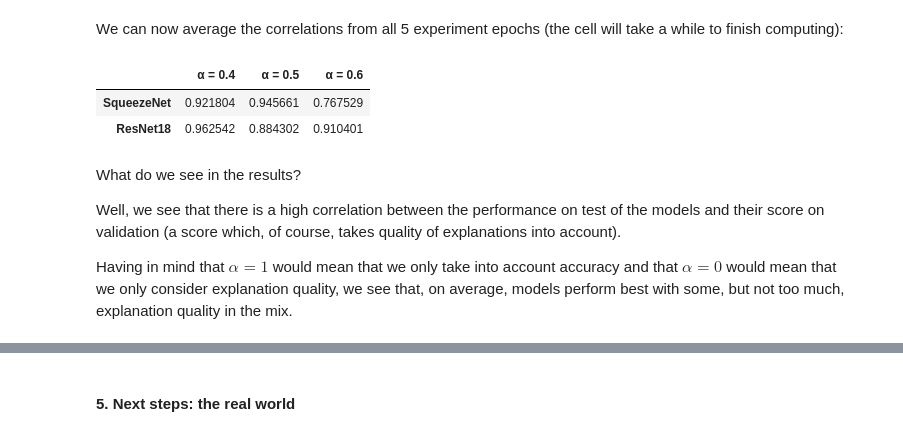
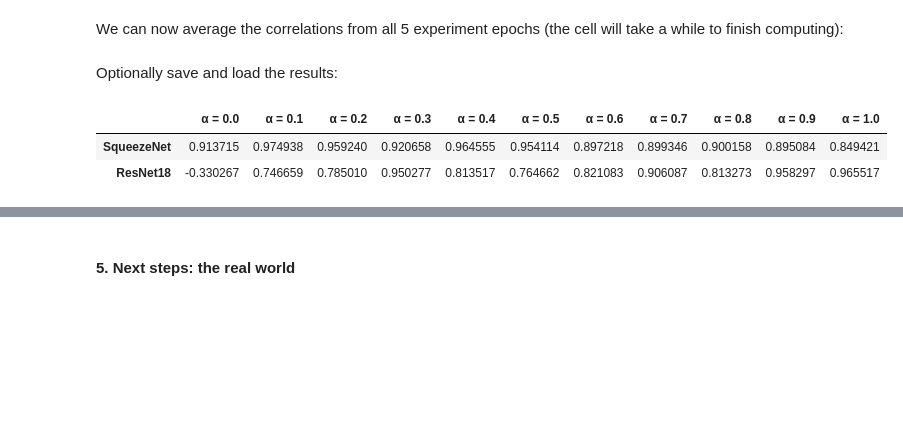
Before and after one commit to chus-chus/teex, a Jupyter notebook: docs/demos/model_selection/model_selection_nb.ipynb, the cells around one changed output, grey strips where cells are left out. Cells and saved outputs as stored; diff of their text form; code cells hidden in the pictures; blank space fills up the shorter version.

Commit message:
docs: more alphas to model_selection notebook

```diff
--- a/docs/demos/model_selection/model_selection_nb.ipynb
+++ b/docs/demos/model_selection/model_selection_nb.ipynb
@@ -185,8 +187,9 @@ def highlight_max(s):
 We create a common model class that will help us perform the experiments and implement its logic. See how we use `teex` in the explanation evaluation function!
 # %%
 class Model:
-    """ Our Model class. Training will be performed with 25 epochs,
-    batch size of 16, learning rate of 0.001 and momentum 0.9. """
+    """ Our Model class. Training will be performed with
+    learning rate of 0.001 and momentum 0.9, using a standard gradient descent
+    optimizer and cross entropy loss. """
 
     def __init__(self, modelName: str, model: torch.nn.Module,
                  input_size: int, random_state: int = 888) -> None:
@@ -508,7 +511,8 @@ def experiment_epoch(data, explanations, random_state):
     dataloaders_dict, all_data, all_exps = create_data(data, explanations, random_state)
     correlations = {}
 
-    for alpha_value in [0.4, 0.5, 0.6]:
+    alphas = np.arange(0, 1.1, 0.1)
+    for alpha_value in alphas:
         squeezeNet, resNet = generate_models(num_classes, input_size)
         evals = {}
         correlations[alpha_value] = {}
@@ -528,8 +532,8 @@ def experiment_epoch(data, explanations, random_state):
                                                  method="ggcam",
                                                  expParams={"layer": explainerLayer})
             valPreds = model.get_predictions(all_data['val'][:][0])
-            score = squeezeNet.compute_total_score(all_data['val'][:][1], valPreds,
-                                                   all_exps['val'][:], PredValExps, alpha_value)
+            score = model.compute_total_score(all_data['val'][:][1], valPreds,
+                                              all_exps['val'][:], PredValExps, alpha_value)
             # 4. get accuracy on test
             testPreds = model.get_predictions(all_data['test'][:][0])
             testAcc = model.compute_acc(all_data['test'][:][1], testPreds)
@@ -565,18 +569,21 @@ for i in range(experiment_epochs):
 for alpha, corrsDict in corrs.items():
     for model, corr in corrsDict.items():
         final_corrs[alpha][model] = sum(final_corrs[alpha][model]) / experiment_epochs
+# %% [markdown]
+Optionally save and load the results:
+# %%
+with open("final_corrs", "wb") as f:
+    pickle.dump(final_corrs, f)
+# %%
+with open("final_corrs", "rb") as f:
+    final_corrs = pickle.load(f)
 # %%
 resultsDf = pd.DataFrame.from_dict(final_corrs)
-resultsDf = resultsDf.set_axis(["α = 0.4", "α = 0.5", "α = 0.6"], axis=1, copy=False)
+alphas_beautyfied = [f"α = {round(alpha, 1)}" for alpha in np.arange(0, 1.1, 0.1)]
+resultsDf = resultsDf.set_axis(alphas_beautyfied, axis=1, copy=False)
 
 resultsDf.style.apply(highlight_max, axis=1)
 # %% [output]
-|  | α = 0.4 | α = 0.5 | α = 0.6 |
-| SqueezeNet | 0.921804 | 0.945661 | 0.767529 |
-| ResNet18 | 0.962542 | 0.884302 | 0.910401 |
+|  | α = 0.0 | α = 0.1 | α = 0.2 | α = 0.3 | α = 0.4 | α = 0.5 | α = 0.6 | α = 0.7 | α = 0.8 | α = 0.9 | α = 1.0 |
+| SqueezeNet | 0.913715 | 0.974938 | 0.959240 | 0.920658 | 0.964555 | 0.954114 | 0.897218 | 0.899346 | 0.900158 | 0.895084 | 0.849421 |
+| ResNet18 | -0.330267 | 0.746659 | 0.785010 | 0.950277 | 0.813517 | 0.764662 | 0.821083 | 0.906087 | 0.813273 | 0.958297 | 0.965517 |
-# %% [markdown]
-What do we see in the results?
-
-Well, we see that there is a high correlation between the performance on test of the models and their score on validation (a score which, of course, takes quality of explanations into account).
-
-Having in mind that $\alpha = 1$ would mean that we only take into account accuracy and that $\alpha = 0$ would mean that we only consider explanation quality, we see that, on average, models perform best with some, but not too much, explanation quality in the mix.
```
Also changed, not shown: parts of 7 cells of this notebook, 1 other file.
